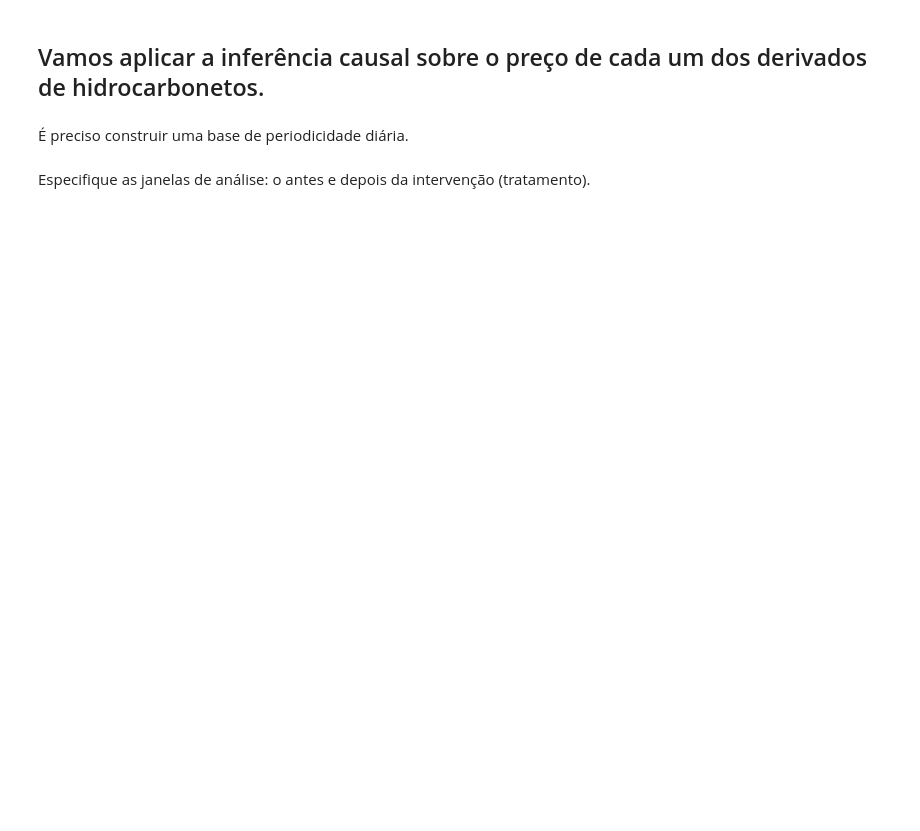
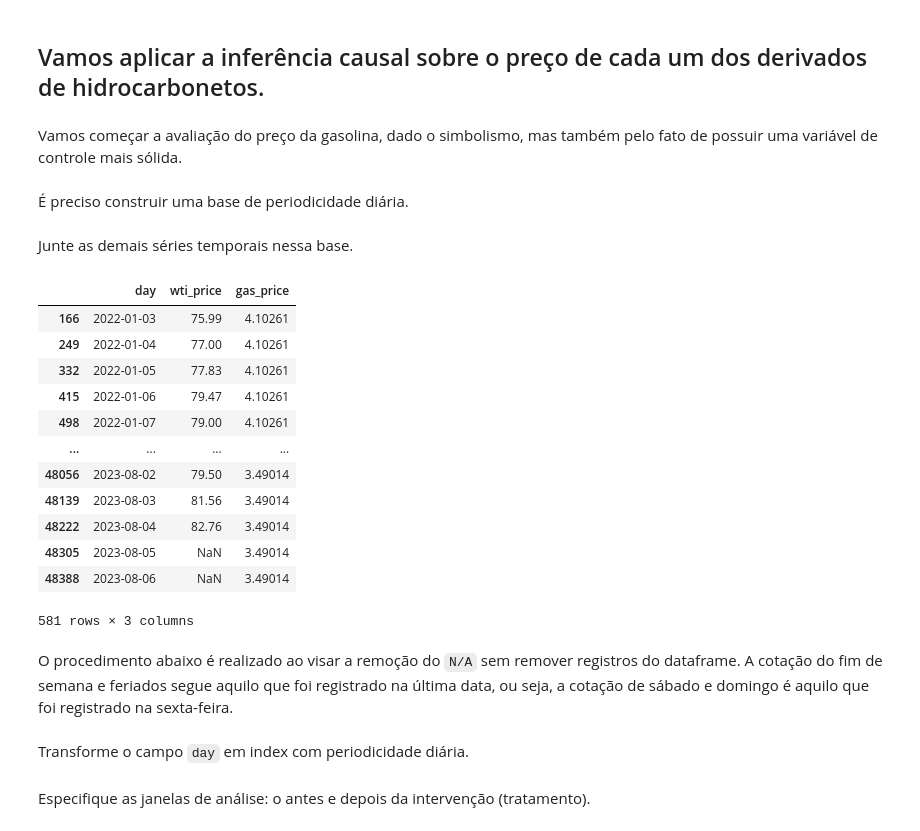
Before and after one commit to JimmyFlorido/gas_causal_inference, a Jupyter notebook: analysis.ipynb, the cells around one changed output. Drawn from its saved outputs; the diff is of its cells as text; code cells hidden in the pictures; blank space fills up the shorter version.

```diff
--- a/analysis.ipynb
+++ b/analysis.ipynb
@@ -263,20 +293,36 @@ Dá para observar que houve essa redução.
 # %% [markdown]
 ## Vamos aplicar a inferência causal sobre o preço de cada um dos derivados de hidrocarbonetos.
+# %% [markdown]
+Vamos começar a avaliação do preço da gasolina, dado o simbolismo, mas também pelo fato de possuir uma variável de controle mais sólida.
 # %% [markdown]
 É preciso construir uma base de periodicidade diária.
 # %%
-cake_pan = pd.date_range("2022-01-01", "2023-08-07")
+cake_pan = pd.date_range("2022-01-01", str(date.today()), freq="D")
 cake_pan = pd.DataFrame(cake_pan, columns=["day"])
+# %% [markdown]
+Junte as demais séries temporais nessa base.
 # %%
 gasoline = plant_sel[(plant_sel["product"] == "Gasolina A Comum (R$/litro)")].copy()
 
 gasoline = cake_pan.merge(oil, how="left", on="day").\
                     merge(gasoline, how="cross")
 
-gasoline = gasoline[gasoline.day.between(gasoline.from_, gasoline.until) & (gasoline.wti_price.notna())].\
+gasoline = gasoline[(gasoline.day.between(gasoline.from_, gasoline.until))].\
             rename(columns = {"price": "gas_price"}).\
             drop(columns=["product", "until", "from_"])
-
-gasoline = gasoline[gasoline.day >= "2023-01-01"][["day", "gas_price", "wti_price"]]
-
-gasoline = gasoline.set_index(["day"])
+# %% [output]
+|  | day | wti_price | gas_price |
+| 166 | 2022-01-03 | 75.99 | 4.10261 |
+| 249 | 2022-01-04 | 77.00 | 4.10261 |
+| 332 | 2022-01-05 | 77.83 | 4.10261 |
+| 415 | 2022-01-06 | 79.47 | 4.10261 |
+| 498 | 2022-01-07 | 79.00 | 4.10261 |
+| ... | ... | ... | ... |
+| 48056 | 2023-08-02 | 79.50 | 3.49014 |
+| 48139 | 2023-08-03 | 81.56 | 3.49014 |
+| 48222 | 2023-08-04 | 82.76 | 3.49014 |
+| 48305 | 2023-08-05 | NaN | 3.49014 |
+| 48388 | 2023-08-06 | NaN | 3.49014 |
+581 rows × 3 columns
+# %% [markdown]
+O procedimento abaixo é realizado ao visar a remoção do `N/A` sem remover registros do dataframe. A cotação do fim de semana e feriados segue aquilo que foi registrado na última data, ou seja, a cotação de sábado e domingo é aquilo que foi registrado na sexta-feira.
@@ -282,0 +333,2 @@ gasoline = gasoline.set_index(["day"])
+# %% [markdown]
+Transforme o campo `day` em index com periodicidade diária.
```
Also changed, not shown: parts of 29 cells of this notebook.
